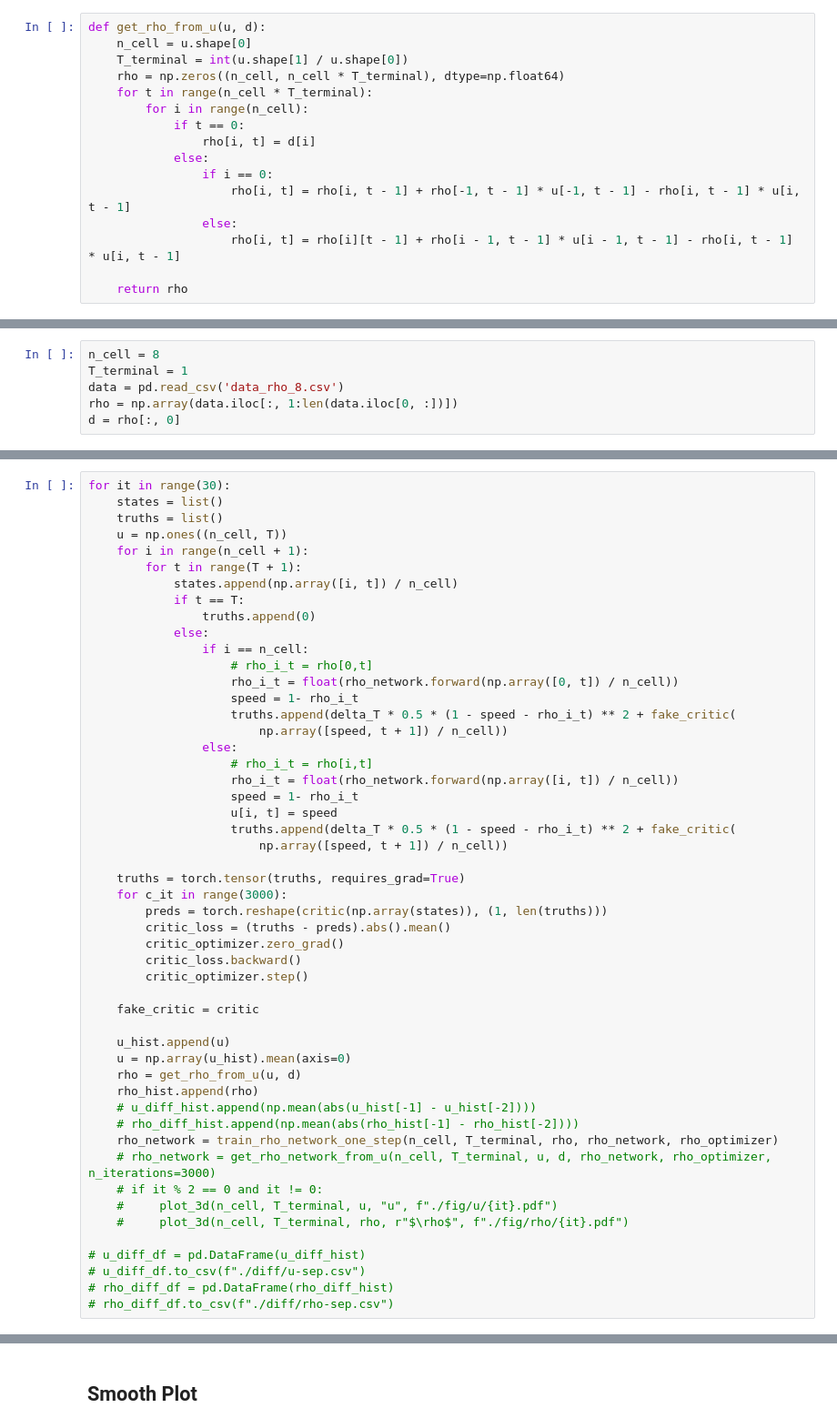
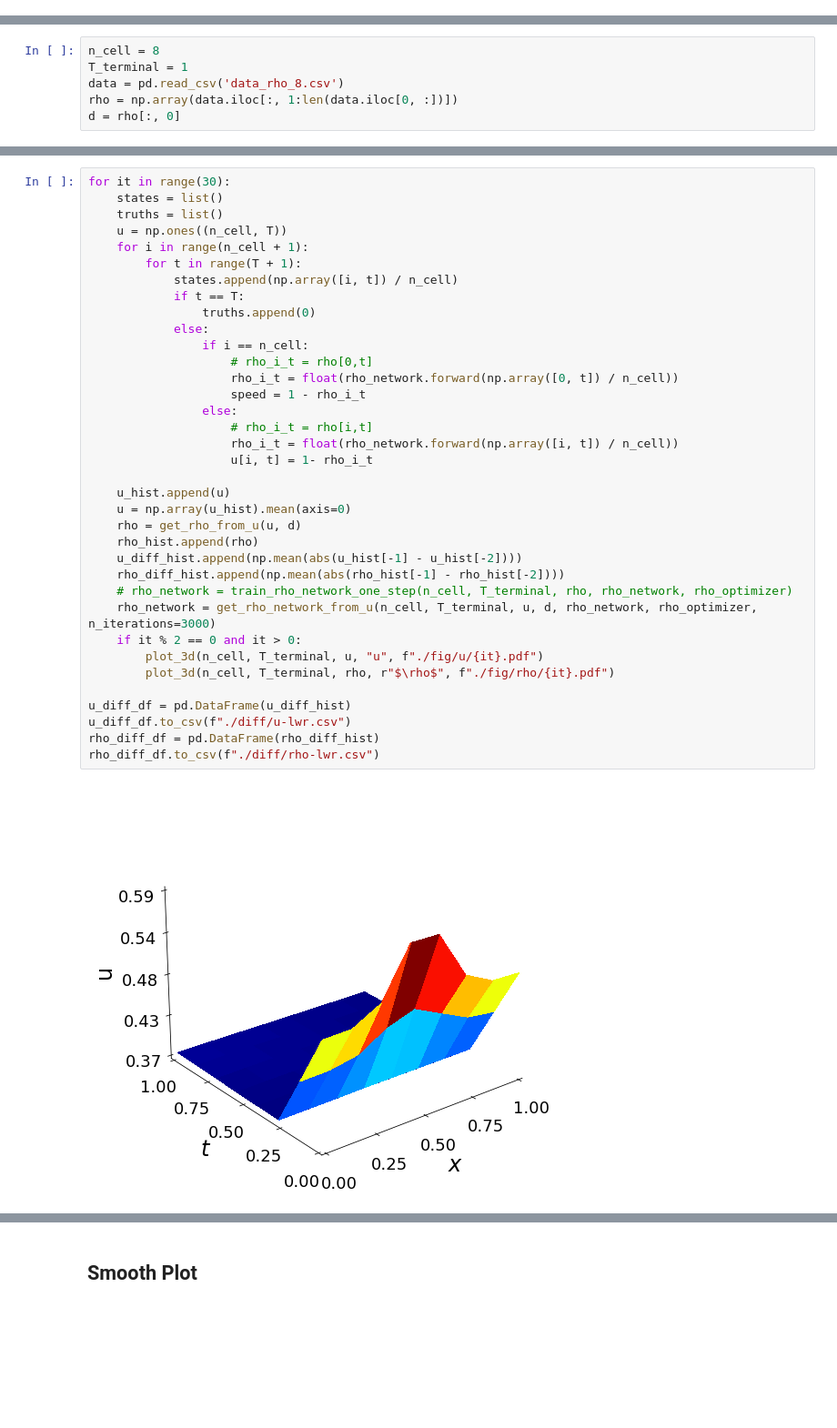
Before and after one commit to LovelyBuggies/MFG-RL-PIDL, a Jupyter notebook: lwr_notebook.ipynb, the cells around one changed output, grey strips where cells are left out. Shown at 91% size. Drawn from its saved outputs; the diff is of its cells as text; blank space fills up the shorter version.

```diff
--- a/lwr_notebook.ipynb
+++ b/lwr_notebook.ipynb
@@ -34,16 +13,0 @@ class Critic(nn.Module):
-# %%
-def get_rho_from_u(u, d):
-    n_cell = u.shape[0]
-    T_terminal = int(u.shape[1] / u.shape[0])
-    rho = np.zeros((n_cell, n_cell * T_terminal), dtype=np.float64)
-    for t in range(n_cell * T_terminal):
-        for i in range(n_cell):
-            if t == 0:
-                rho[i, t] = d[i]
-            else:
-                if i == 0:
-                    rho[i, t] = rho[i, t - 1] + rho[-1, t - 1] * u[-1, t - 1] - rho[i, t - 1] * u[i, t - 1]
-                else:
-                    rho[i, t] = rho[i][t - 1] + rho[i - 1, t - 1] * u[i - 1, t - 1] - rho[i, t - 1] * u[i, t - 1]
-
-    return rho
@@ -138,51 +38,38 @@ critic_optimizer = torch.optim.Adam(critic.parameters(), lr=1e-3)
 # %%
 for it in range(30):
     states = list()
     truths = list()
     u = np.ones((n_cell, T))
     for i in range(n_cell + 1):
         for t in range(T + 1):
             states.append(np.array([i, t]) / n_cell)
             if t == T:
                 truths.append(0)
             else:
                 if i == n_cell:
                     # rho_i_t = rho[0,t]
                     rho_i_t = float(rho_network.forward(np.array([0, t]) / n_cell))
-                    speed = 1- rho_i_t
-                    truths.append(delta_T * 0.5 * (1 - speed - rho_i_t) ** 2 + fake_critic(
-                        np.array([speed, t + 1]) / n_cell))
+                    speed = 1 - rho_i_t
                 else:
                     # rho_i_t = rho[i,t]
                     rho_i_t = float(rho_network.forward(np.array([i, t]) / n_cell))
-                    speed = 1- rho_i_t
-                    u[i, t] = speed
-                    truths.append(delta_T * 0.5 * (1 - speed - rho_i_t) ** 2 + fake_critic(
-                        np.array([speed, t + 1]) / n_cell))
-
-    truths = torch.tensor(truths, requires_grad=True)
-    for c_it in range(3000):
-        preds = torch.reshape(critic(np.array(states)), (1, len(truths)))
-        critic_loss = (truths - preds).abs().mean()
-        critic_optimizer.zero_grad()
-        critic_loss.backward()
-        critic_optimizer.step()
-
-    fake_critic = critic
+                    u[i, t] = 1- rho_i_t
 
     u_hist.append(u)
     u = np.array(u_hist).mean(axis=0)
     rho = get_rho_from_u(u, d)
     rho_hist.append(rho)
-    # u_diff_hist.append(np.mean(abs(u_hist[-1] - u_hist[-2])))
-    # rho_diff_hist.append(np.mean(abs(rho_hist[-1] - rho_hist[-2])))
-    rho_network = train_rho_network_one_step(n_cell, T_terminal, rho, rho_network, rho_optimizer)
-    # rho_network = get_rho_network_from_u(n_cell, T_terminal, u, d, rho_network, rho_optimizer, n_iterations=3000)
-    # if it % 2 == 0 and it != 0:
-    #     plot_3d(n_cell, T_terminal, u, "u", f"./fig/u/{it}.pdf")
-    #     plot_3d(n_cell, T_terminal, rho, r"$\rho$", f"./fig/rho/{it}.pdf")
+    u_diff_hist.append(np.mean(abs(u_hist[-1] - u_hist[-2])))
+    rho_diff_hist.append(np.mean(abs(rho_hist[-1] - rho_hist[-2])))
+    # rho_network = train_rho_network_one_step(n_cell, T_terminal, rho, rho_network, rho_optimizer)
+    rho_network = get_rho_network_from_u(n_cell, T_terminal, u, d, rho_network, rho_optimizer, n_iterations=3000)
+    if it % 2 == 0 and it > 0:
+        plot_3d(n_cell, T_terminal, u, "u", f"./fig/u/{it}.pdf")
+        plot_3d(n_cell, T_terminal, rho, r"$\rho$", f"./fig/rho/{it}.pdf")
 
-# u_diff_df = pd.DataFrame(u_diff_hist)
-# u_diff_df.to_csv(f"./diff/u-sep.csv")
-# rho_diff_df = pd.DataFrame(rho_diff_hist)
-# rho_diff_df.to_csv(f"./diff/rho-sep.csv")
+u_diff_df = pd.DataFrame(u_diff_hist)
+u_diff_df.to_csv(f"./diff/u-lwr.csv")
+rho_diff_df = pd.DataFrame(rho_diff_hist)
+rho_diff_df.to_csv(f"./diff/rho-lwr.csv")
+# %% [output]
+[figure, added]
```
Also changed, not shown: parts of 11 cells of this notebook, 14 other files.
